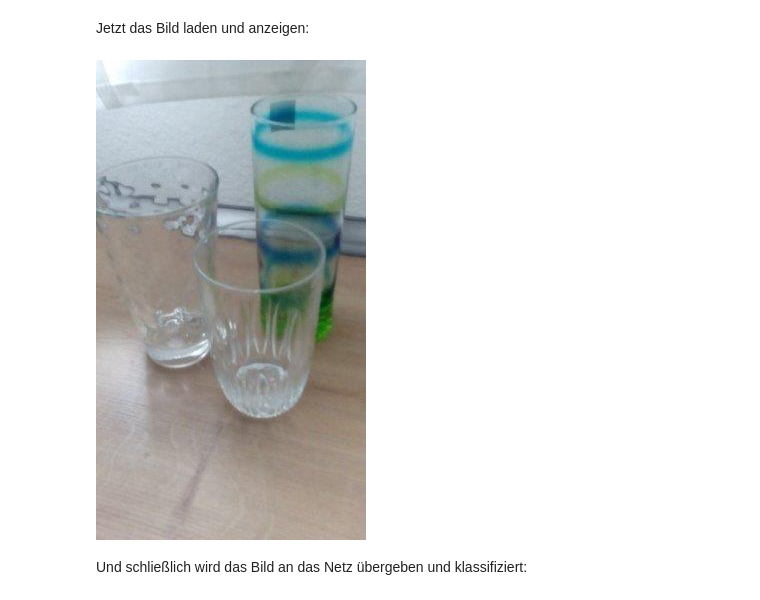
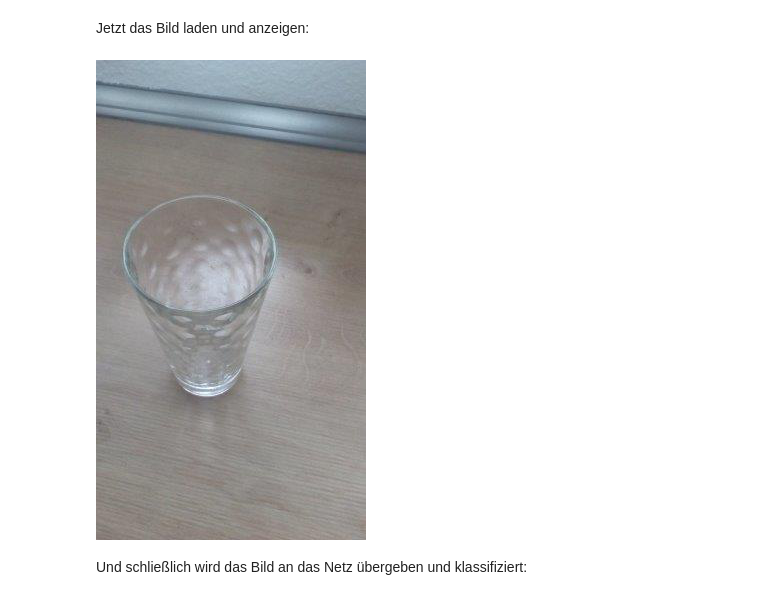
Before and after one commit to y-ph/exxwks-AI, a Jupyter notebook: exxwks-demo.ipynb, the cells around one changed output. Saved outputs shown, nothing was run; the diff lists cells and outputs as text; code cells hidden in the pictures.

```diff
--- a/exxwks-demo.ipynb
+++ b/exxwks-demo.ipynb
@@ -125,10 +126,10 @@ learn = load_learner(path)
 # %% [markdown]
 Jetzt das Bild laden und anzeigen:
 # %%
-img = open_image('datasets/inference/glass_foreign7.jpg')
+img = open_image('datasets/inference/glass_foreign6.jpg')
 img
 # %% [output]
-[figure, old version]
+[figure, new version]
 # %% [markdown]
 Und schließlich wird das Bild an das Netz übergeben und klassifiziert:
 # %%
```
Also changed, not shown: parts of 5 cells of this notebook, 35 other files.
